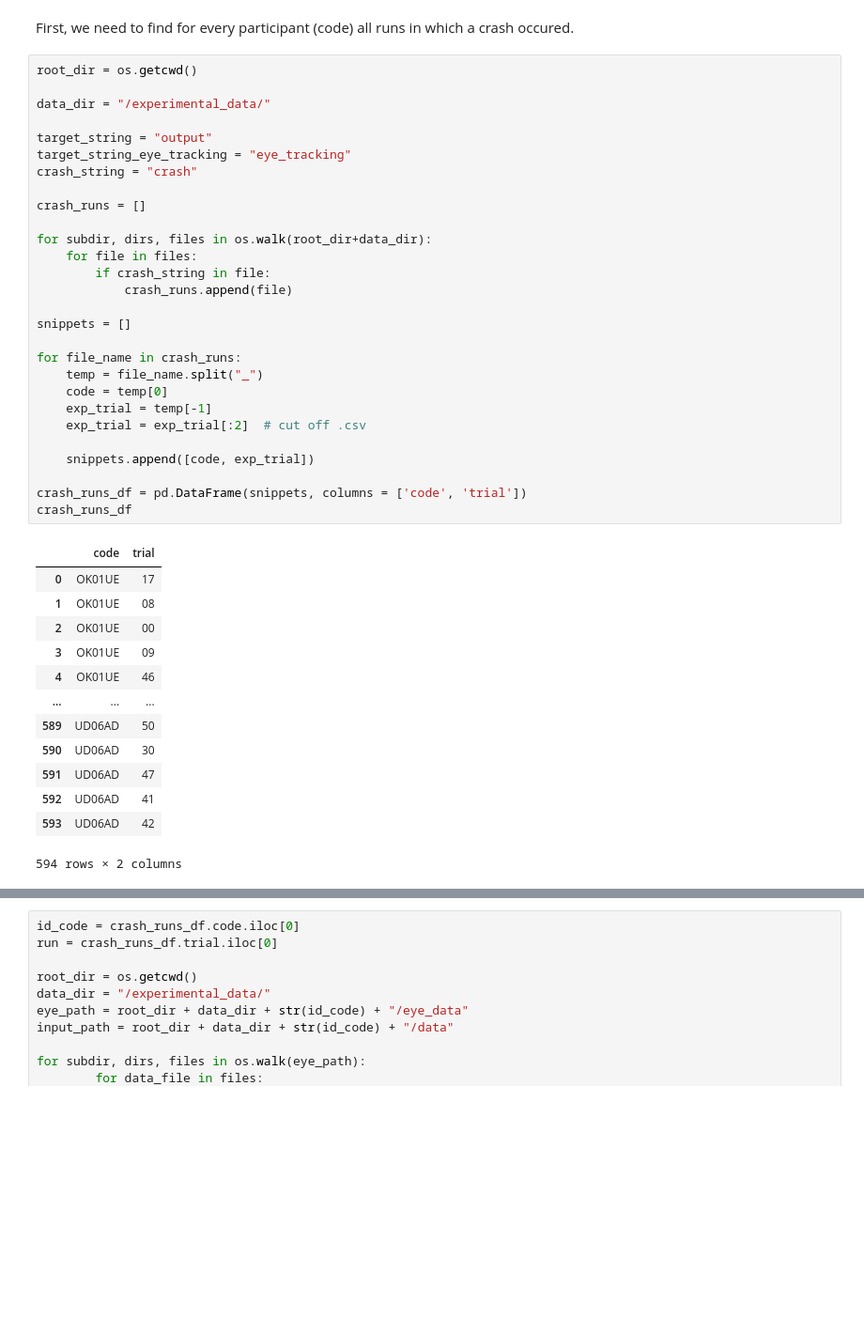
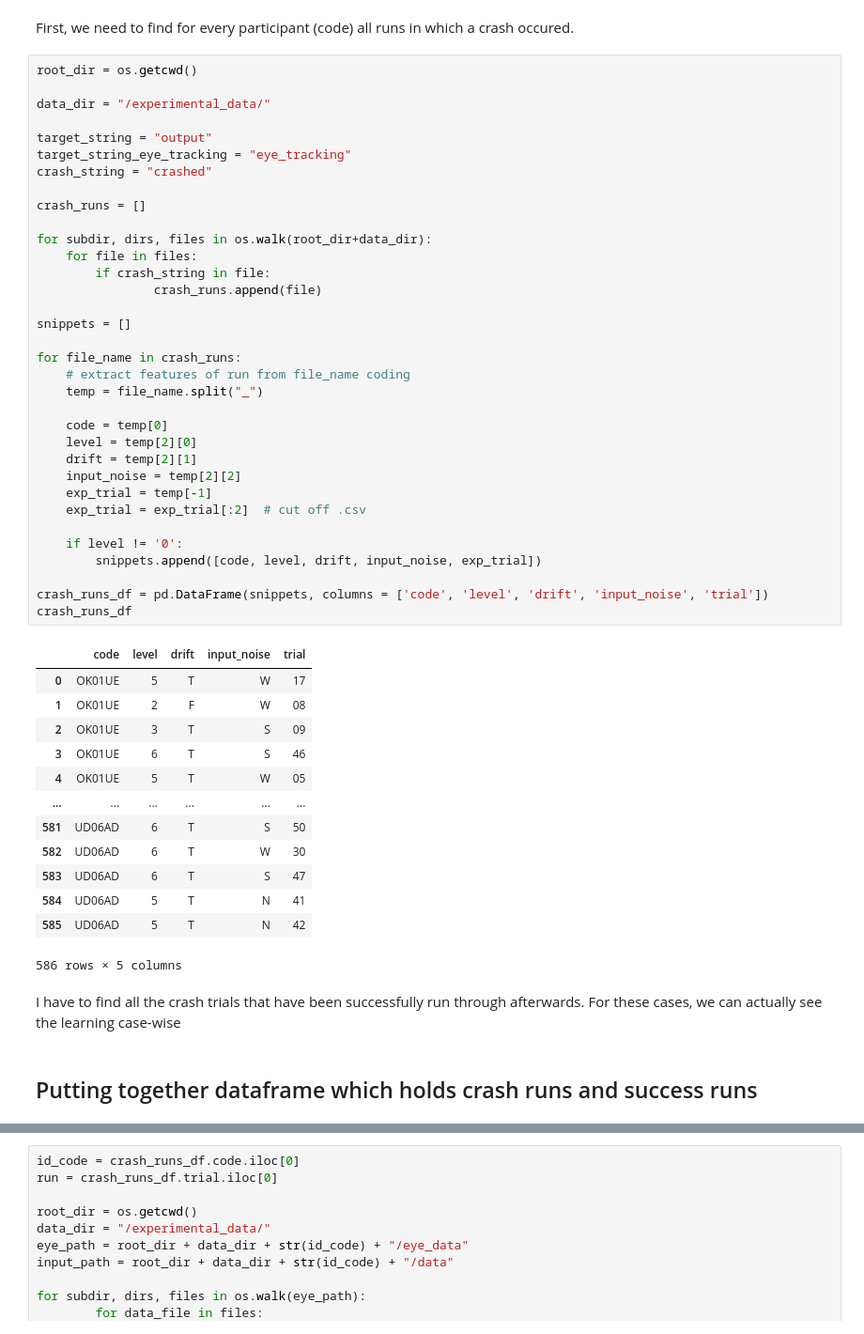
Before and after one commit to nilsheinrich/eye_movement_analysis_moonlander, a Jupyter notebook: situational_analysis.ipynb, the cells around one changed output, grey strips where cells are left out. Shown: that part at 94% size. Cells and saved outputs as stored; diff of their text form; blank space fills up the shorter version.

```diff
--- a/situational_analysis.ipynb
+++ b/situational_analysis.ipynb
@@ -126,42 +126,52 @@ First, we need to find for every participant (code) all runs in which a crash oc
 # %%
 root_dir = os.getcwd()
 
 data_dir = "/experimental_data/"
 
 target_string = "output"
 target_string_eye_tracking = "eye_tracking"
-crash_string = "crash"
+crash_string = "crashed"
 
 crash_runs = []
 
 for subdir, dirs, files in os.walk(root_dir+data_dir):
     for file in files:
         if crash_string in file:
-            crash_runs.append(file)
+                crash_runs.append(file)
 
 snippets = []
 
 for file_name in crash_runs:
+    # extract features of run from file_name coding
     temp = file_name.split("_")
+
     code = temp[0]
+    level = temp[2][0]
+    drift = temp[2][1]
+    input_noise = temp[2][2]
     exp_trial = temp[-1]
     exp_trial = exp_trial[:2]  # cut off .csv
 
-    snippets.append([code, exp_trial])
+    if level != '0':
+        snippets.append([code, level, drift, input_noise, exp_trial])
 
-crash_runs_df = pd.DataFrame(snippets, columns = ['code', 'trial'])
+crash_runs_df = pd.DataFrame(snippets, columns = ['code', 'level', 'drift', 'input_noise', 'trial'])
 crash_runs_df
 # %% [output]
-|  | code | trial |
-| 0 | OK01UE | 17 |
-| 1 | OK01UE | 08 |
-| 2 | OK01UE | 00 |
-| 3 | OK01UE | 09 |
-| 4 | OK01UE | 46 |
-| ... | ... | ... |
-| 589 | UD06AD | 50 |
-| 590 | UD06AD | 30 |
-| 591 | UD06AD | 47 |
-| 592 | UD06AD | 41 |
-| 593 | UD06AD | 42 |
+|  | code | level | drift | input_noise | trial |
+| 0 | OK01UE | 5 | T | W | 17 |
+| 1 | OK01UE | 2 | F | W | 08 |
+| 2 | OK01UE | 3 | T | S | 09 |
+| 3 | OK01UE | 6 | T | S | 46 |
+| 4 | OK01UE | 5 | T | W | 05 |
+| ... | ... | ... | ... | ... | ... |
+| 581 | UD06AD | 6 | T | S | 50 |
+| 582 | UD06AD | 6 | T | W | 30 |
+| 583 | UD06AD | 6 | T | S | 47 |
+| 584 | UD06AD | 5 | T | N | 41 |
+| 585 | UD06AD | 5 | T | N | 42 |
-594 rows × 2 columns
+586 rows × 5 columns
+# %% [markdown]
+I have to find all the crash trials that have been successfully run through afterwards. For these cases, we can actually see the learning case-wise
+# %% [markdown]
+## Putting together dataframe which holds crash runs and success runs
```
Also changed, not shown: parts of 39 cells of this notebook, 3 other files.
